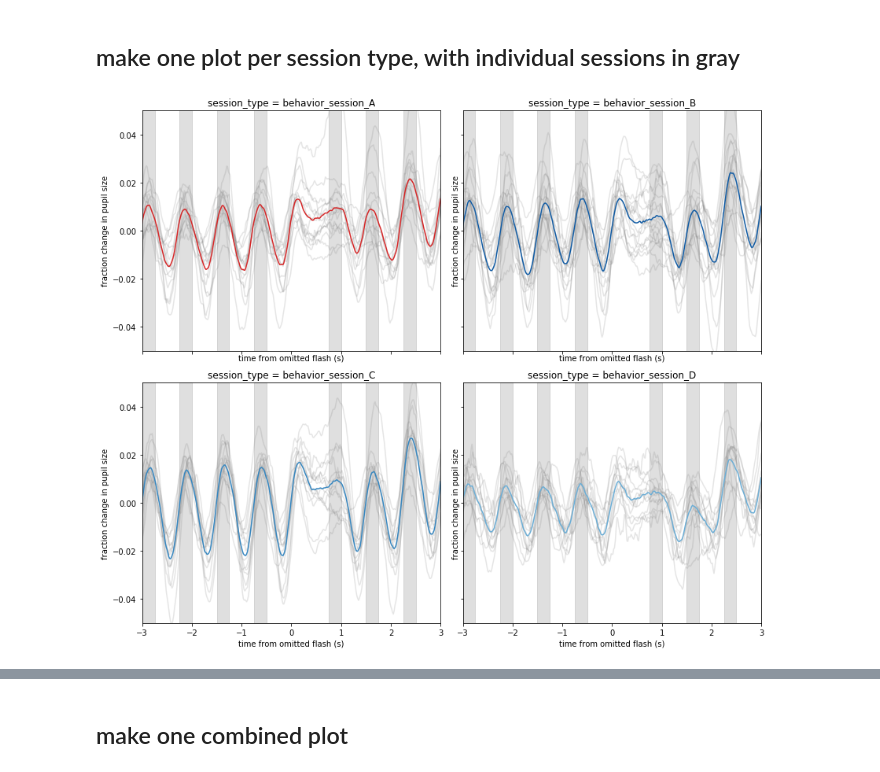
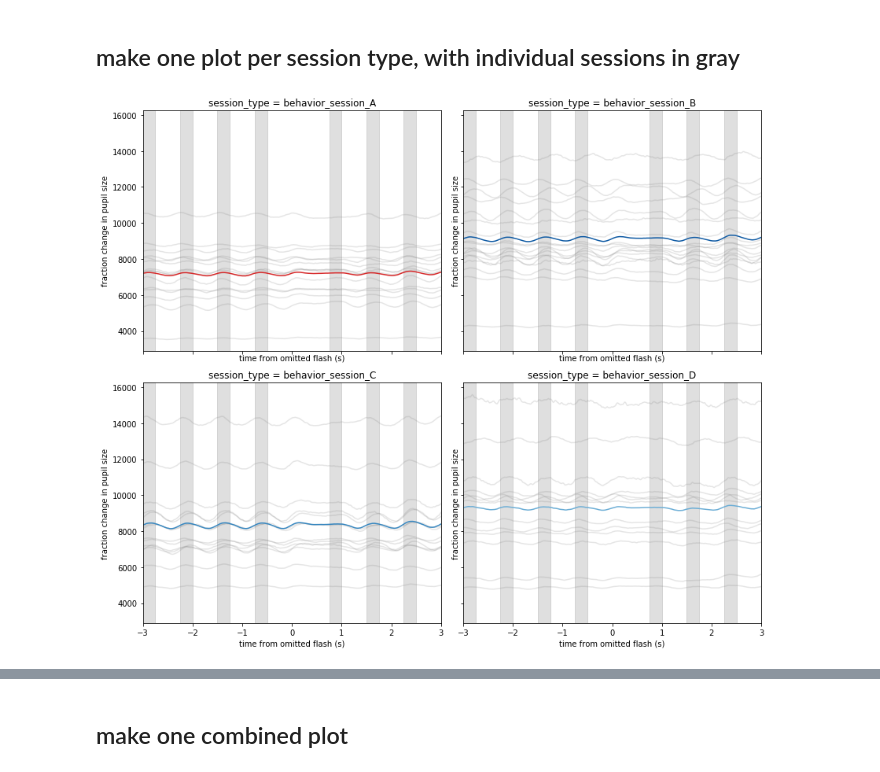
Before and after one commit to dougollerenshaw/dro, a Jupyter notebook: dro/notebooks/2019.12.21_ophys_pilot_pupil_omitted_flash_plots_from_cached_data.ipynb, the cells around one changed output, grey strips where cells are left out. Saved outputs shown, nothing was run; the diff lists cells and outputs as text; code cells hidden in the pictures.

```diff
--- a/dro/notebooks/2019.12.21_ophys_pilot_pupil_omitted_flash_plots_from_cached_data.ipynb
+++ b/dro/notebooks/2019.12.21_ophys_pilot_pupil_omitted_flash_plots_from_cached_data.ipynb
@@ -87,38 +103,38 @@ These are calculated as follows:
     * the diameter is converted to a fractional change by subtracting off the mean over the entire 20 second window, then dividing by the mean over the entire 20 second window
 # %%
 savedir = '//allen/programs/braintv/workgroups/nc-ophys/visual_behavior/ophys_pilot_eyetracking/omission_triggered_averages'
-omitted_response_averages = pd.read_csv(os.path.join(savedir,'omission_responses_session_averages.csv'))
+omitted_response_averages = pd.read_csv(os.path.join(savedir,'omission_responses_session_averages_pixels.csv'))
 # %% [markdown]
 ## make one plot per session type, with individual sessions in gray
 # %%
 session_types = np.sort(good_sessions.session_type.unique())
 colors = get_colors_for_image_sets()
 
 fig,axes=plt.subplots(2,2,figsize=(12,10),sharex=True,sharey=True)
 
 for ii,session_type in enumerate(session_types):
     ax = axes.flatten()[ii]
 
     # get good sessions of this session type
     sessions = good_sessions.query('session_type == @session_type')
 
     # get the column names, excluding 'time', with a session ID matching those in the selected sessions
     cols = [c for c in omitted_response_averages.columns if c != 'time' and int(c) in sessions['ophys_session_id'].unique()]
 
     #plot individual session averages as gray lines
     for col in cols:
         ax.plot(omitted_response_averages['time'],omitted_response_averages[col],color='gray',alpha=0.2)
 
     # plot mean of all session averages
     ax.plot(omitted_response_averages['time'],omitted_response_averages[cols].mean(axis=1),color=colors[ii])
 
     designate_flashes(ax,omit=0,pre_color='gray',post_color='gray')
     ax.set_xlim(-3,3)
     ax.set_xlabel('time from omitted flash (s)')
     ax.set_ylabel('fraction change in pupil size')
-    ax.set_ylim(-0.05,0.05)
+#     ax.set_ylim(-0.05,0.05)
     ax.set_title('session_type = {}'.format(session_type))
 
 fig.tight_layout()
 # %% [output]
-[figure, old version]
+[figure, new version]
```
Also changed, not shown: parts of 5 cells of this notebook, 19 other files.
